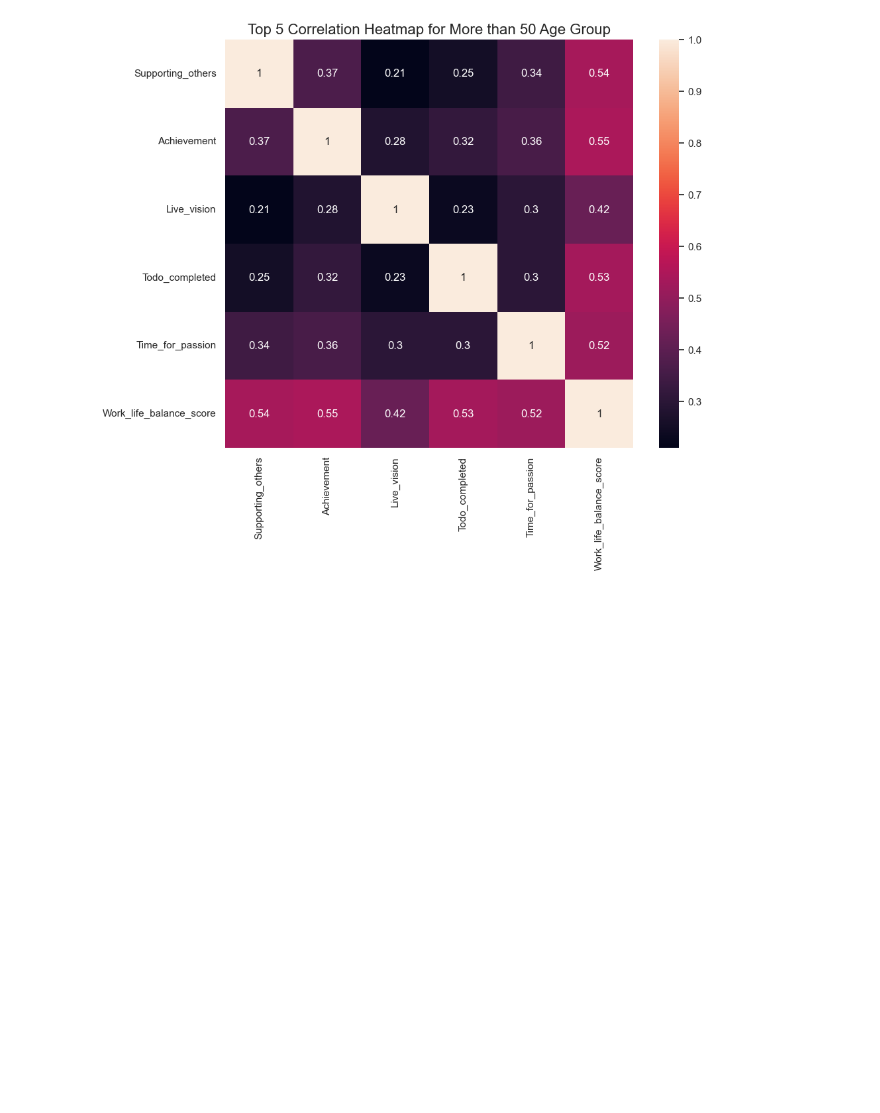
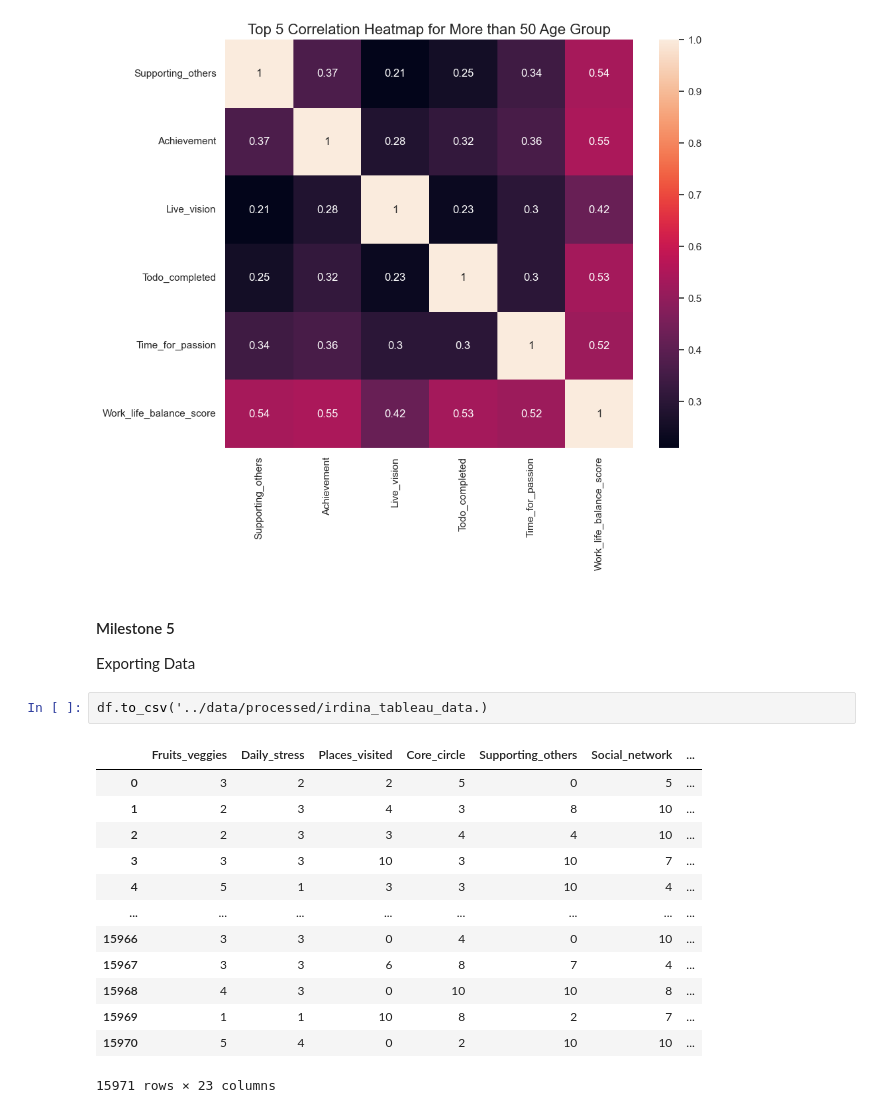
Before and after one commit to ubco-W2022T2-data301/project-group-group06, a Jupyter notebook: analysis/analysis2.ipynb, the cells around one changed output. Drawn from its saved outputs; the diff is of its cells as text; blank space fills up the shorter version.

Commit message:
Exported data to required directory

```diff
--- a/analysis/analysis2.ipynb
+++ b/analysis/analysis2.ipynb
@@ -624,3 +624,22 @@ plt.title('Top 5 Correlation Heatmap for More than 50 Age Group', fontsize=16)
 plt.show()
 # %% [output]
 [figure]
+# %% [markdown]
+#### Milestone 5
+Exporting Data
+# %%
+df.to_csv('../data/processed/irdina_tableau_data.)
+# %% [output]
+|  | Fruits_veggies | Daily_stress | Places_visited | Core_circle | Supporting_others | Social_network | ... |
+| 0 | 3 | 2 | 2 | 5 | 0 | 5 | ... |
+| 1 | 2 | 3 | 4 | 3 | 8 | 10 | ... |
+| 2 | 2 | 3 | 3 | 4 | 4 | 10 | ... |
+| 3 | 3 | 3 | 10 | 3 | 10 | 7 | ... |
+| 4 | 5 | 1 | 3 | 3 | 10 | 4 | ... |
+| ... | ... | ... | ... | ... | ... | ... | ... |
+| 15966 | 3 | 3 | 0 | 4 | 0 | 10 | ... |
+| 15967 | 3 | 3 | 6 | 8 | 7 | 4 | ... |
+| 15968 | 4 | 3 | 0 | 10 | 10 | 8 | ... |
+| 15969 | 1 | 1 | 10 | 8 | 2 | 7 | ... |
+| 15970 | 5 | 4 | 0 | 2 | 10 | 10 | ... |
+15971 rows × 23 columns
```
Also changed, not shown: 1 other file.
